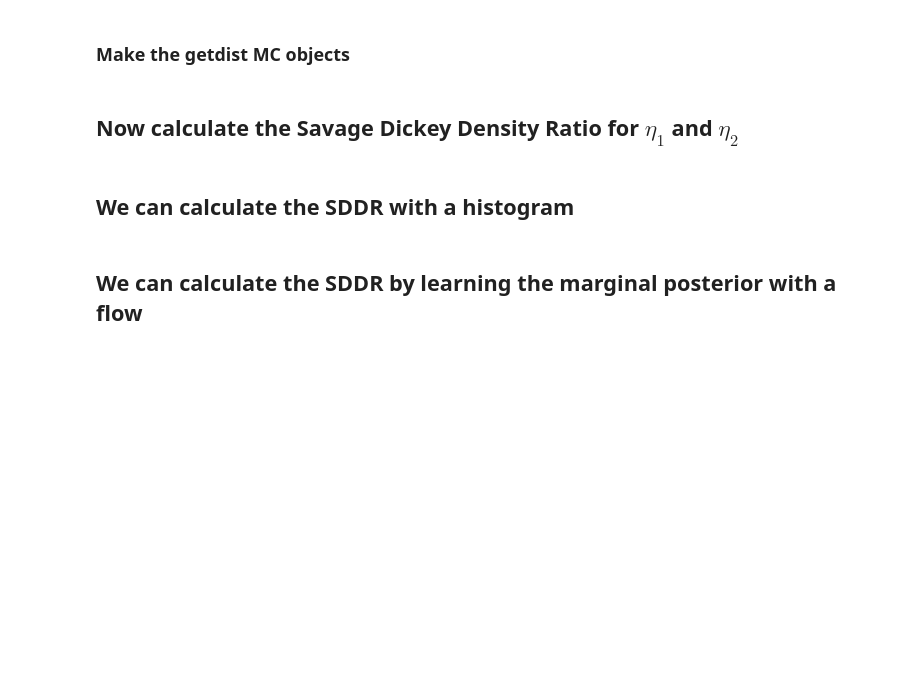
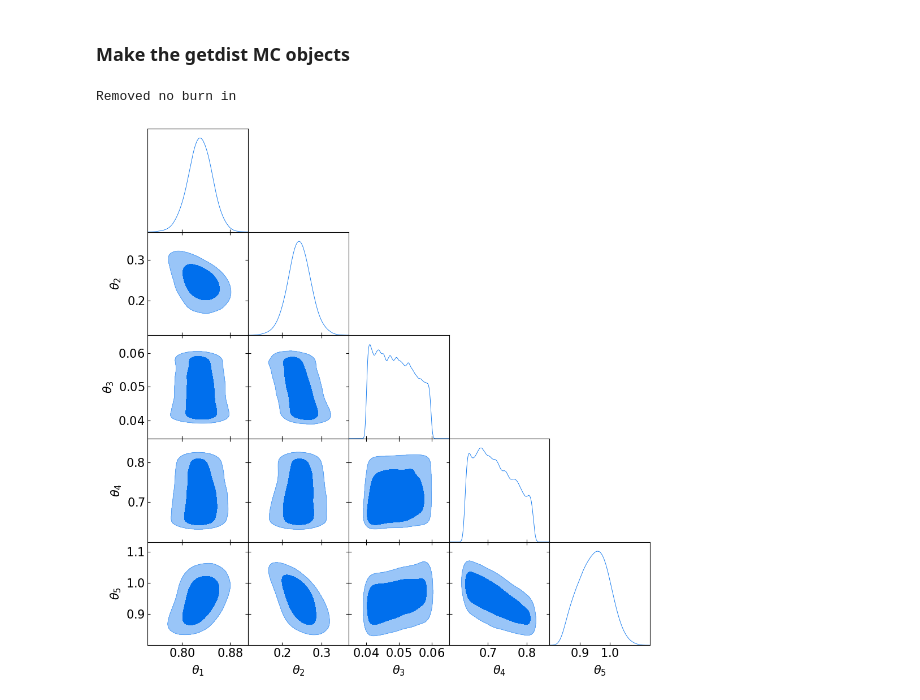
Before and after one commit to astro-informatics/sbi_tutorial, a Jupyter notebook: cosmology_sbi_tutorial.ipynb, the cells around one changed output. Drawn from its saved outputs; the diff is of its cells as text; code cells hidden in the pictures; blank space fills up the shorter version.

```diff
--- a/cosmology_sbi_tutorial.ipynb
+++ b/cosmology_sbi_tutorial.ipynb
@@ -254,16 +253,15 @@ prior_torch = torch.distributions.MultivariateNormal(means_torch, prior_cov_torc
+# %%
+num_sims = 200
+num_rounds = 3
+inference = NLE(prior)
+proposal = prior
+compressed_obs = torch.tensor(np.asarray(cls_noise)@evecs, dtype=torch.float32)
 # %%
-num_sims = 2000
-num_rounds = 3
-inference = NLE(prior_torch)
-proposal = prior_torch
 for _ in range(num_rounds):
     theta = proposal.sample((num_sims,))
-    noiseless_x = mock_simulator(theta.detach().numpy())
-    x = np.zeros((noiseless_x.shape[0], noiseless_x.shape[1]))
-    for i in range(noiseless_x.shape[0]):
-        x[i] = np.random.multivariate_normal(noiseless_x[i], cov)
-    compressed_x = x@evecs
-    compressed_x = torch.tensor(x, dtype=torch.float32)
+    x = chunked_simulator(theta.detach().numpy(), chunk_size=10)
+    compressed_x = np.asarray(x)@evecs
+    compressed_x = torch.tensor(compressed_x, dtype=torch.float32)
     _ = inference.append_simulations(theta, compressed_x).train()
-    posterior = inference.build_posterior().set_default_x(torch.tensor(data, dtype=torch.float32))
+    posterior = inference.build_posterior().set_default_x(compressed_obs)
     proposal = posterior
@@ -270,4 +272,4 @@ for _ in range(num_rounds):
 # %%
-nle_posterior_theta = posterior.sample((20000,), x=data, num_chains=100)
+nle_posterior_theta = posterior.sample((20000,), x=compressed_obs, num_chains=100)
 # %%
 nle_posterior_samples = nle_posterior_theta.detach().numpy()
@@ -354,6 +287,16 @@ super_nle_samples = MCSamples(
+# %%
+nle_samples = MCSamples(
+    samples=nle_posterior_samples,
+    names=param_names,
+    labels=param_labels,
+    label="Super SBI model",
+    sampler="mcmc",
+)
+# %% [output]
+Removed no burn in
 # %%
 triangle_plot(
-    [super_mc_samples, nested_mc_samples, super_nle_samples],
-    truth=truth_marker)
+    [nle_samples],)
+    # truth=truth_marker)
+# %% [output]
+[figure, added]
-# %% [markdown]
-## Now calculate the Savage Dickey Density Ratio for $\eta_1$ and $\eta_2$
@@ -363,2 +302,0 @@ log_prior_prob = np.log(marginal_prior.pdf(eta_truth))
-# %% [markdown]
-## We can calculate the SDDR with a histogram
@@ -377,2 +302,0 @@ print(
-# %% [markdown]
-## We can calculate the SDDR by learning the marginal posterior with a flow
```
Also changed, not shown: parts of 39 cells of this notebook, 3 other files.
